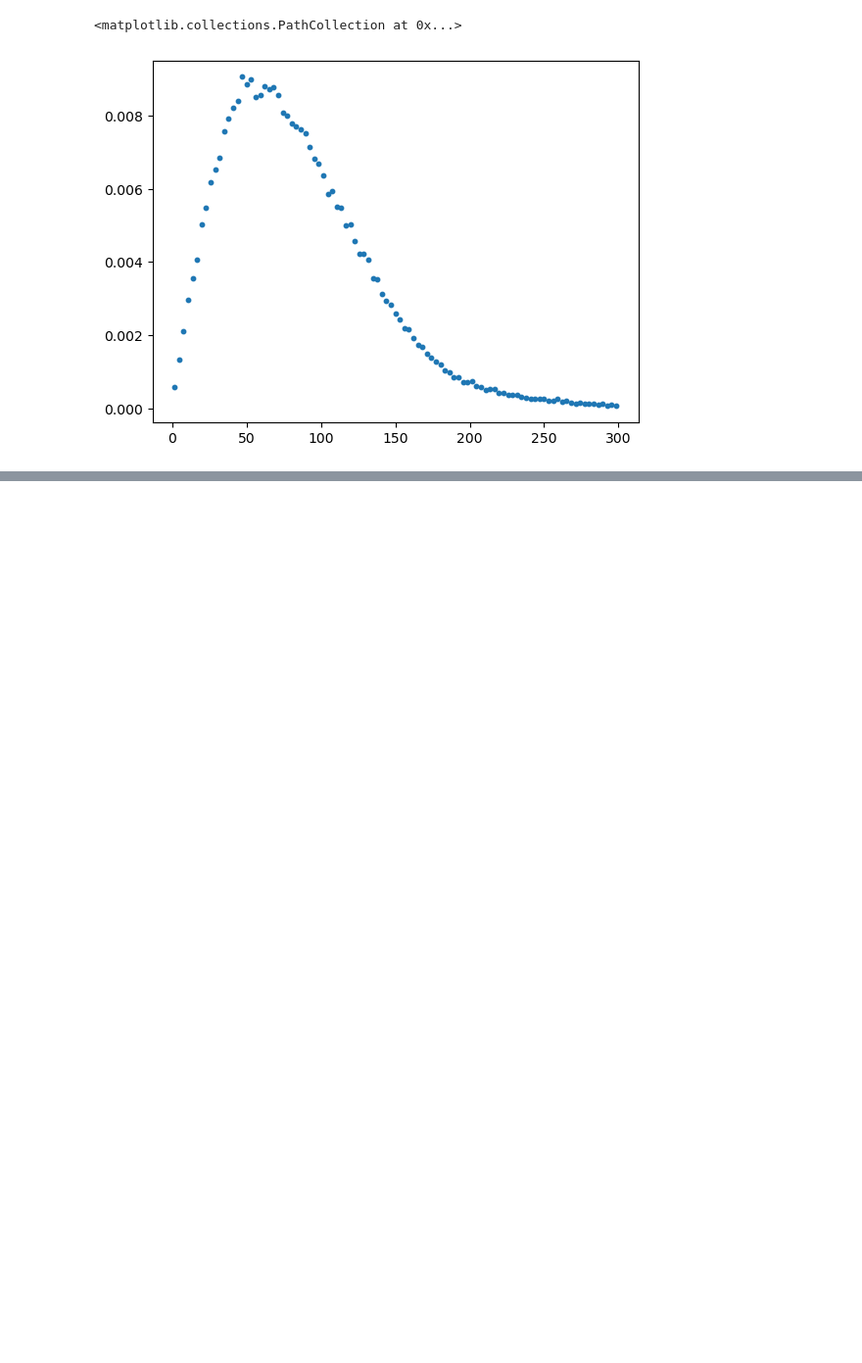
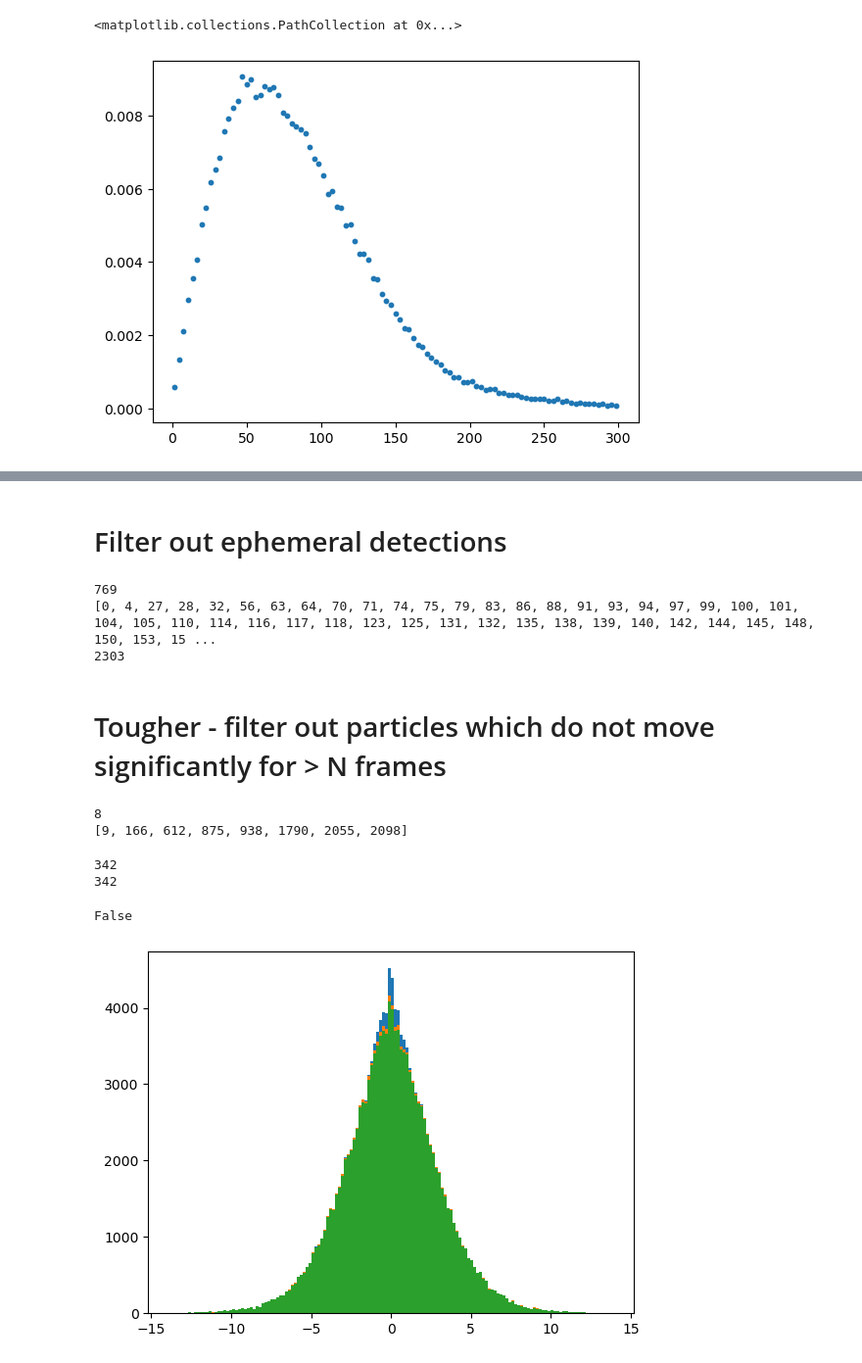
Before and after one commit to HerveSV/Maxwell_Demon_IPT, a Jupyter notebook: maxwell_demon/2_data_analysis.ipynb, the cells around one changed output, grey strips where cells are left out. Shown at 98% size. Saved outputs shown, nothing was run; the diff lists cells and outputs as text; code cells hidden in the pictures; blank space fills up the shorter version.

```diff
--- a/maxwell_demon/2_data_analysis.ipynb
+++ b/maxwell_demon/2_data_analysis.ipynb
@@ -175,0 +254,70 @@ plt.scatter(speed_space, density_speed, s=10)
+# %% [markdown]
+# Filter out ephemeral detections
+# %%
+threshold = 10 # 10 frames minimum
+df_pid = df_ex.groupby("particle_id")
+
+short_tracks = [] # keep pid of particles with frames under threshold
+for pid, track in df_pid:
+    if len(track) < threshold:
+        short_tracks.append(pid)
+
+print(len(short_tracks))
+print(short_tracks)
+
+print(len(df_pid))
+# %% [output]
+769
+[0, 4, 27, 28, 32, 56, 63, 64, 70, 71, 74, 75, 79, 83, 86, 88, 91, 93, 94, 97, 99, 100, 101, 104, 105, 110, 114, 116, 117, 118, 123, 125, 131, 132, 135, 138, 139, 140, 142, 144, 145, 148, 150, 153, 15 ...
+2303
+# %% [markdown]
+# Tougher - filter out particles which do not move significantly for > N frames
+# %%
+n_frames = 120
+stoppers_120 = []
+
+for pid, track in df_ex.groupby("particle_id"):
+    T = len(track)
+    if T < n_frames: continue
+    for i in range(T-n_frames):
+        subtrack = track[i:i+n_frames]
+        sub_rms = subtrack['speed_px/frame'].mean()
+        if sub_rms < epsilon_rms:
+            stoppers_120.append(pid)
+            break
+
+
+print(len(stoppers_120))
+print(stoppers_120)
+# %% [output]
+8
+[9, 166, 612, 875, 938, 1790, 2055, 2098]
+# %%
+print(len(stoppers_30))
+print(len(stoppers_10))
+# %% [output]
+342
+342
+# %%
+print(890 in bad)
+# %% [output]
+False
+# %%
+df_good = df_ex[df_ex["particle_id"].isin(good)]
+df_good2 = df_good[~df_good["particle_id"].isin(short_tracks)]
+
+# now compare velocity distributions
+
+vx_ex = df_ex['vx_px/frame'].to_numpy()
+
+vx_good = df_good['vx_px/frame'].to_numpy()
+
+vx_good2 = df_good2['vx_px/frame'].to_numpy()
+
+plt.hist(vx_ex, bins=150)
+plt.hist(vx_good, bins=150)
+plt.hist(vx_good2, bins=150)
+#plt.yscale('log')
+plt.show()
+# %% [output]
+[figure, added]
```
Also changed, not shown: parts of 21 cells of this notebook, 6 other files.
